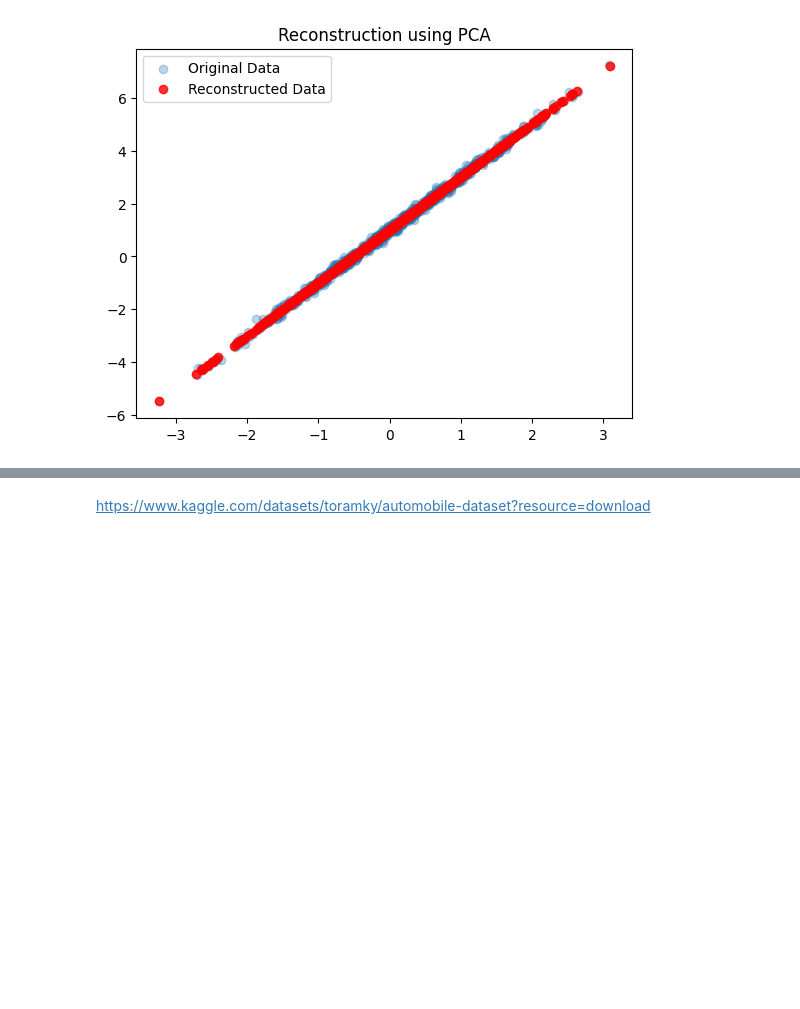
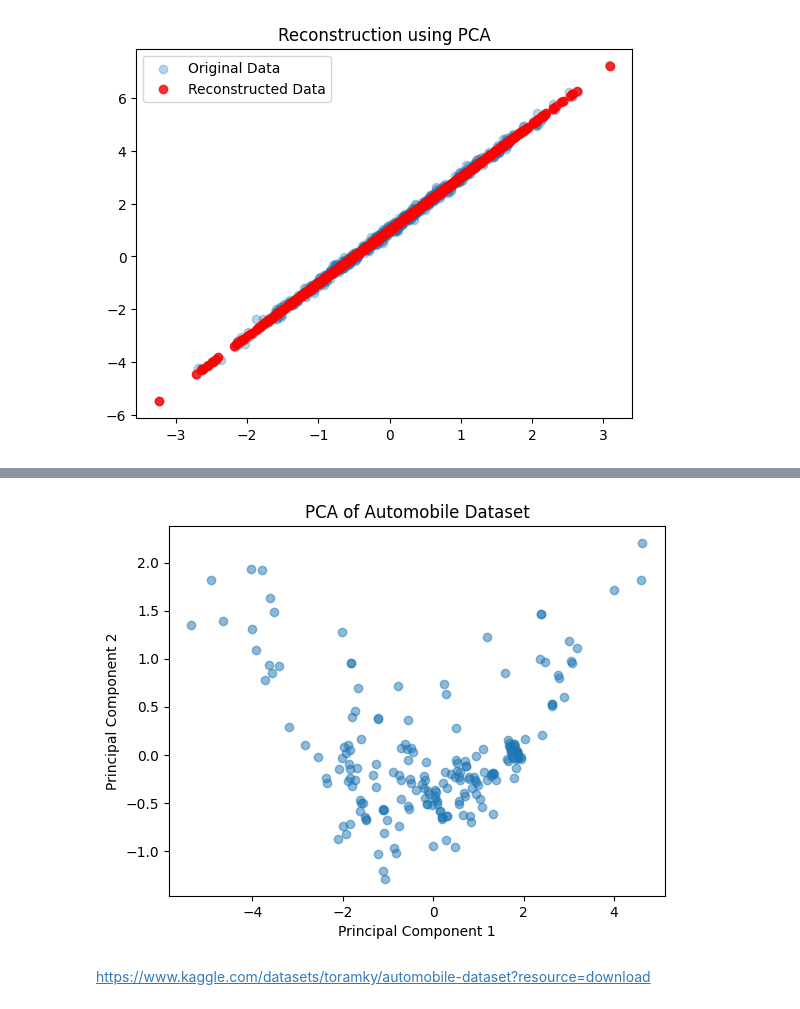
Before and after one commit to Biffy2100/SY-AIDS-SEM-bml, a Jupyter notebook: PCA_BML_.ipynb, the cells around one changed output, grey strips where cells are left out. Cells and saved outputs as stored; diff of their text form; code cells hidden in the pictures; blank space fills up the shorter version.

```diff
--- a/PCA_BML_.ipynb
+++ b/PCA_BML_.ipynb
@@ -135,2 +70,43 @@ plt.show()
+# %%
+import pandas as pd
+import numpy as np
+import matplotlib.pyplot as plt
+from sklearn.preprocessing import StandardScaler
+from sklearn.decomposition import PCA
+from sklearn.impute import SimpleImputer
+
+# Load the automobile dataset with error handling
+df = pd.read_csv('/content/Automobile_data[1].csv', na_values=['?'])
+
+# Select numerical features for PCA
+numerical_features = ['horsepower', 'city-mpg', 'highway-mpg', 'price']
+X = df[numerical_features].values
+
+# Impute missing values using the mean
+imputer = SimpleImputer(strategy='mean')  # or strategy='median'
+X = imputer.fit_transform(X)
+
+# Step 1: Standardize the data
+scaler = StandardScaler()
+X_normalized = scaler.fit_transform(X)
+
+# Step 2: Apply PCA
+pca = PCA(n_components=2)  # Reduce to 2 dimensions
+X_pca = pca.fit_transform(X_normalized)
+
+# Step 3: Visualize the PCA-transformed data
+plt.scatter(X_pca[:, 0], X_pca[:, 1], alpha=0.5)
+plt.xlabel("Principal Component 1")
+plt.ylabel("Principal Component 2")
+plt.title("PCA of Automobile Dataset")
+plt.show()
+
+# (Optional) Step 4: Reconstruct the data (for demonstration)
+X_reconstructed = pca.inverse_transform(X_pca)
+X_reconstructed = scaler.inverse_transform(X_reconstructed)
+
+# ... (Further analysis or visualization using X_pca or X_reconstructed) ...
+# %% [output]
+[figure, added]
 # %% [markdown]
 https://www.kaggle.com/datasets/toramky/automobile-dataset?resource=download
```
Also changed, not shown: parts of 1 cell of this notebook.
